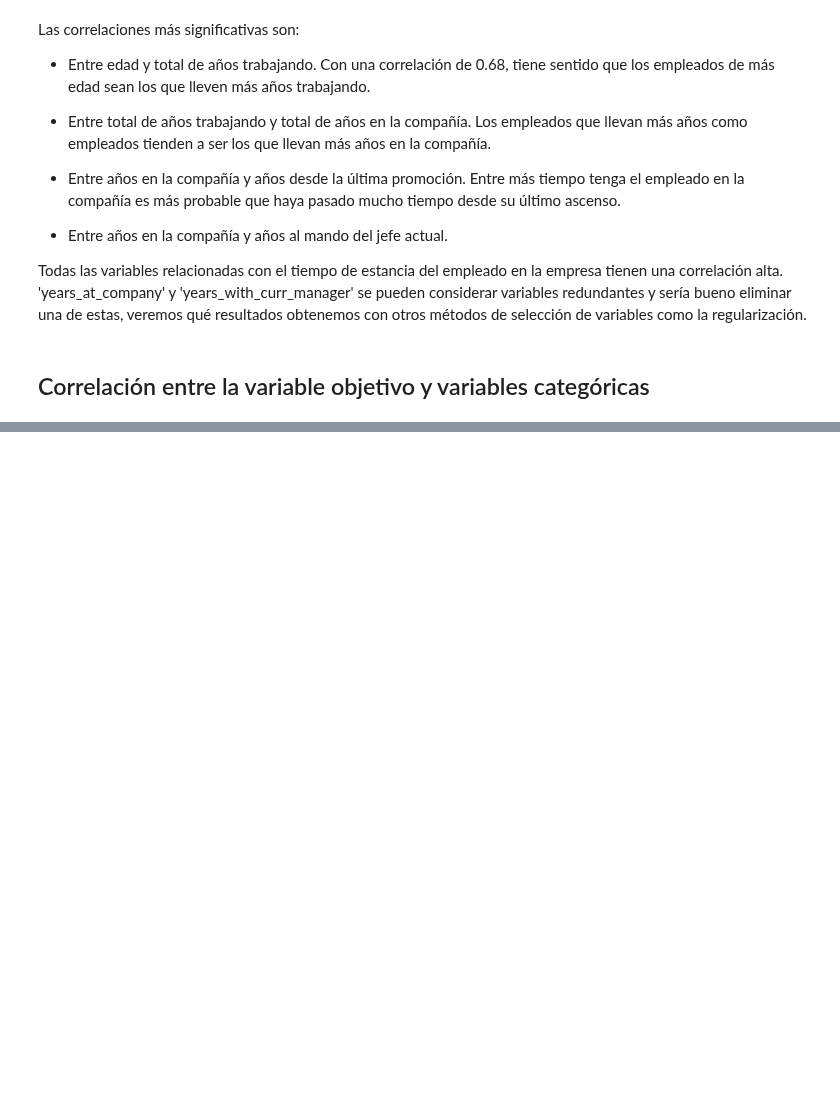
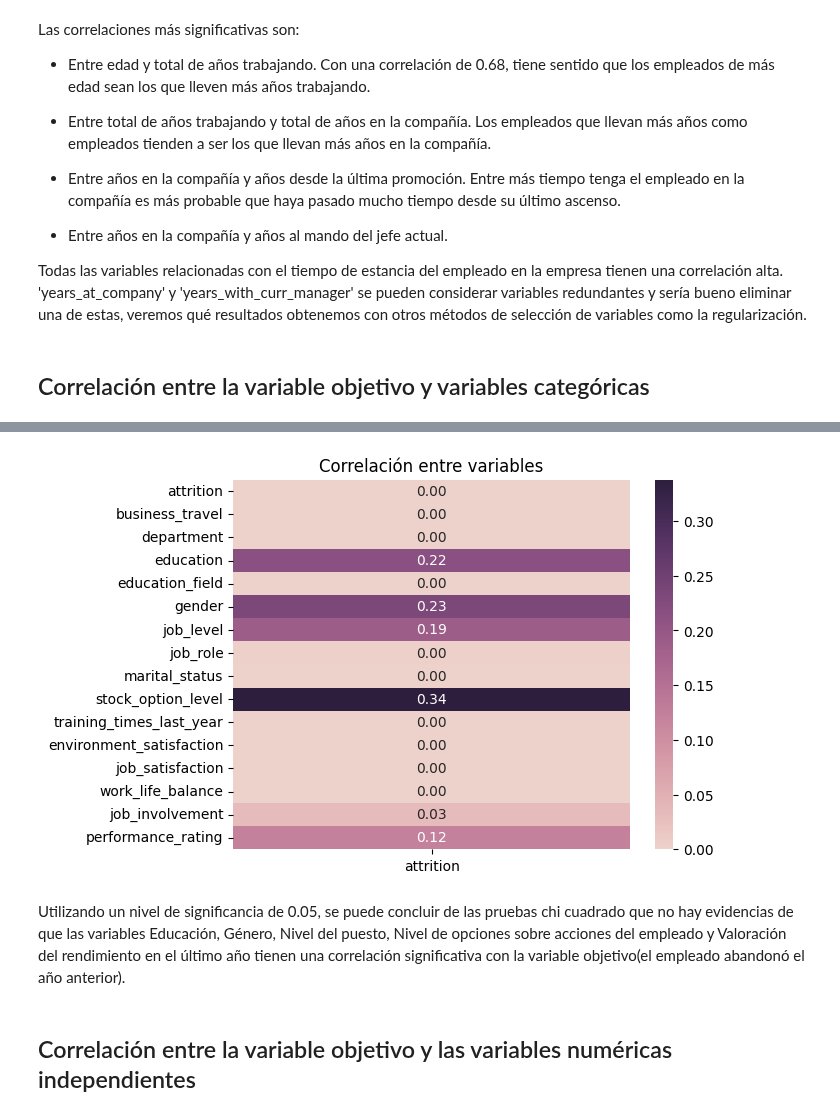
Before and after one commit to AlexanderBedoyaC/pediccion_abandono_empleo, a Jupyter notebook: 5. Alex - Análisis de correlación.ipynb, the cells around one changed output, grey strips where cells are left out. Cells and saved outputs as stored; diff of their text form; code cells hidden in the pictures; blank space fills up the shorter version.

```diff
--- a/5. Alex - Análisis de correlación.ipynb
+++ b/5. Alex - Análisis de correlación.ipynb
@@ -15,6 +15,7 @@ df = pd.read_csv('Datasets/datos_limpios.csv')
 df.job_level = df.job_level.astype(str)
 df.stock_option_level = df.stock_option_level.astype(str)
 df.training_times_last_year = df.training_times_last_year.astype(str)
+df = df.drop(['employee_id'], axis=1)
 # %%
 df.shape
 # %% [output]
@@ -95,0 +91,3 @@ def corr_cat(df, var1, var2):
+# %%
+df_categoricas = df.select_dtypes(include='object')
+df_categoricas.columns
@@ -95,0 +103,20 @@ def corr_cat(df, var1, var2):
+# %%
+from scipy.stats import chi2_contingency
+
+def corr_car(df):
+
+    cols = df.columns
+    df_corr_cat = pd.DataFrame()
+
+    corrs = []
+    for col in cols:
+        tabla_contingencia = pd.crosstab(df['attrition'], df[col])
+        chi2, p, _, _ = chi2_contingency(tabla_contingencia)
+        corrs.append(p)
+    df_corr_cat['attrition'] = corrs
+    df_corr_cat.index = cols
+
+    return df_corr_cat
+# %%
+df_corr_cat = corr_car(df_categoricas)
+df_corr_cat
@@ -95,0 +141,11 @@ def corr_cat(df, var1, var2):
+# %%
+plt.figure()
+sns.heatmap(df_corr_cat, annot = True, cmap = sns.cubehelix_palette(as_cmap=True), fmt = ".2f")
+plt.title("Correlación entre variables")
+plt.show()
+# %% [output]
+[figure, added]
+# %% [markdown]
+Utilizando un nivel de significancia de 0.05, se puede concluir de las pruebas chi cuadrado que no hay evidencias de que las variables Educación, Género, Nivel del puesto, Nivel de opciones sobre acciones del empleado y Valoración del rendimiento en el último año tienen una correlación significativa con la variable objetivo(el empleado abandonó el año anterior).
+# %% [markdown]
+## Correlación entre la variable objetivo y las variables numéricas independientes
```
Also changed, not shown: parts of 11 cells of this notebook, 4 other files.
